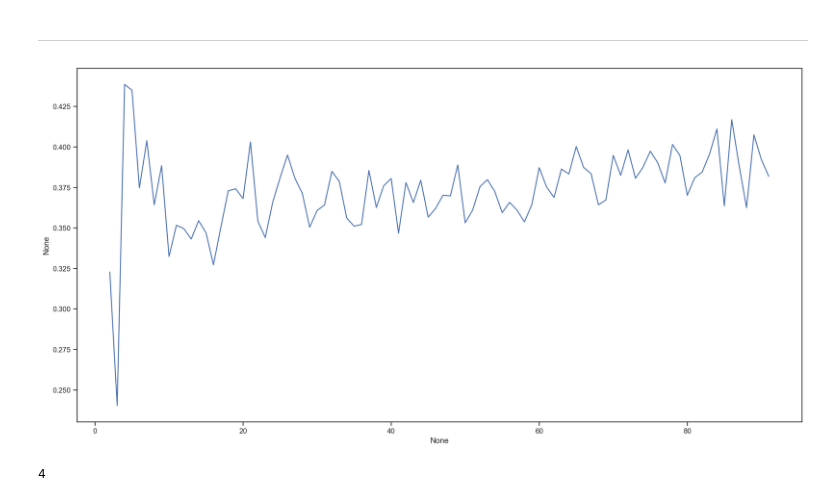
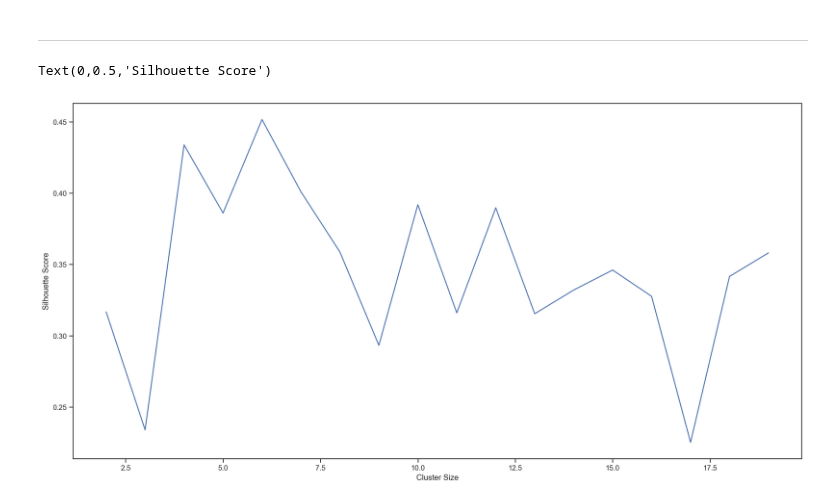
Before and after one commit to dmnapolitano/troon_release_prediction, a Jupyter notebook: Cluster Beers.ipynb, the cells around one changed output. Drawn from its saved outputs; the diff is of its cells as text; code cells hidden in the pictures.

```diff
--- a/Cluster Beers.ipynb
+++ b/Cluster Beers.ipynb
@@ -92,21 +92,22 @@ for beer_id in beer_ids:
 # %%
 cluster_sizes = []
 silhouettes = []
 
-for i in range(2, len(beer_vectors) // 2):
+for i in range(2, 20):
     cluster_sizes.append(i)
     kmeans = KMeans(n_clusters=i, random_state=1024).fit(beer_vectors)
     silhouettes.append(silhouette_score(beer_vectors, kmeans.labels_, random_state=1024, metric="cosine"))
 
 g = sns.lineplot(x=cluster_sizes, y=silhouettes)
+g.set_xlabel("Cluster Size")
+g.set_ylabel("Silhouette Score")
 # %% [output]
+Text(0,0.5,'Silhouette Score')
-[figure, old version]
+[figure, new version]
 # %%
 best_cluster_size = cluster_sizes[silhouettes.index(max(silhouettes))]
-#best_cluster_size = 4
-best_cluster_size
+best_cluster_size = 4
+#best_cluster_size
-# %% [output]
-4
 # %%
 kmeans = KMeans(n_clusters=best_cluster_size, random_state=1024).fit(beer_vectors)
 
```
Also changed, not shown: parts of 5 cells of this notebook, 6 other files.
